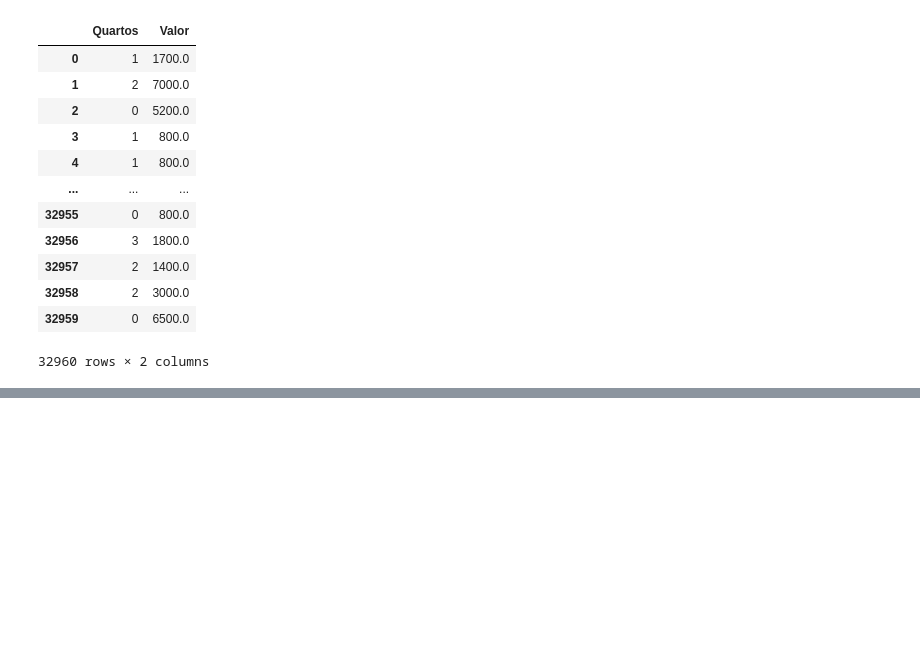
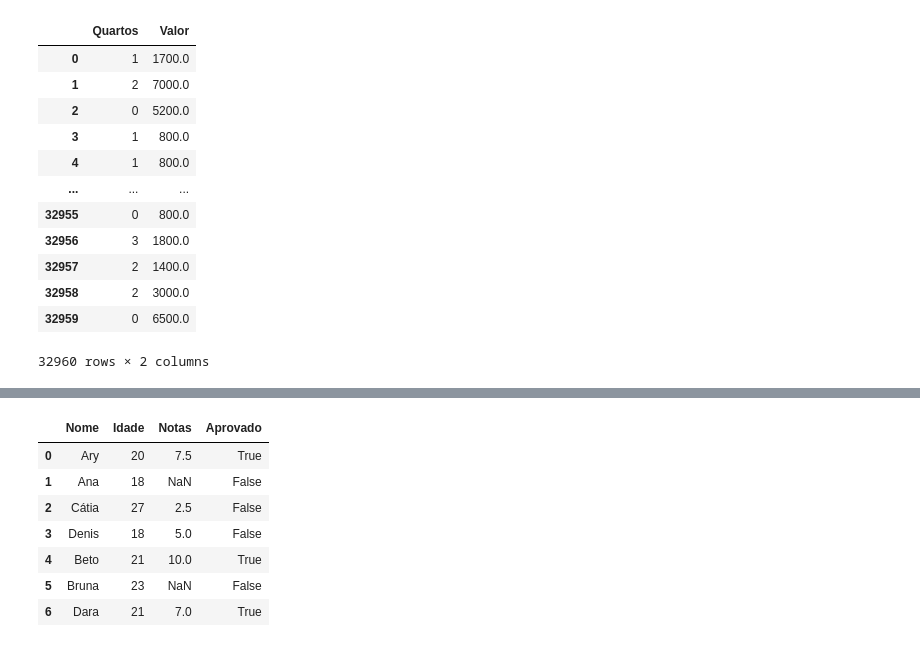
Before and after one commit to Matlima/pandas, a Jupyter notebook: notebooks/imobiliaria.ipynb, the cells around one changed output, grey strips where cells are left out. Drawn from its saved outputs; the diff is of its cells as text; code cells hidden in the pictures; blank space fills up the shorter version.

```diff
--- a/notebooks/imobiliaria.ipynb
+++ b/notebooks/imobiliaria.ipynb
@@ -155,0 +181,11 @@ dados[['Quartos', 'Valor']]
+# %%
+dados_aluno.head(7)
+# %% [output]
+|  | Nome | Idade | Notas | Aprovado |
+| 0 | Ary | 20 | 7.5 | True |
+| 1 | Ana | 18 | NaN | False |
+| 2 | Cátia | 27 | 2.5 | False |
+| 3 | Denis | 18 | 5.0 | False |
+| 4 | Beto | 21 | 10.0 | True |
+| 5 | Bruna | 23 | NaN | False |
+| 6 | Dara | 21 | 7.0 | True |
```
Also changed, not shown: parts of 5 cells of this notebook, 1 other file.
